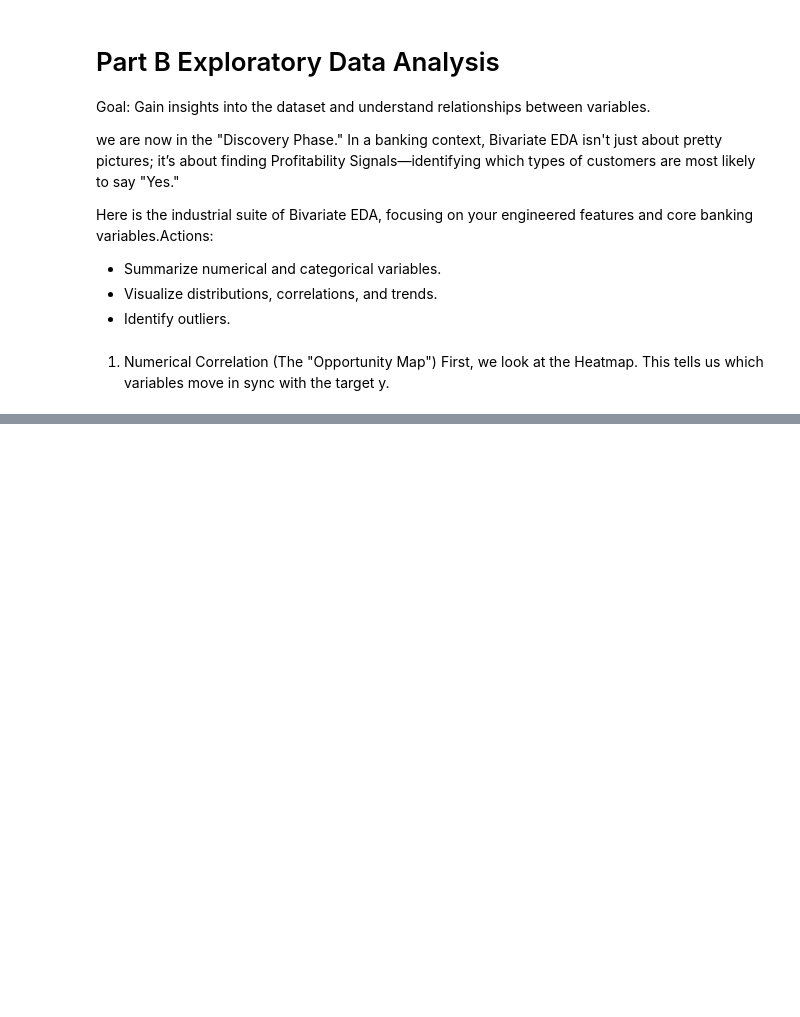
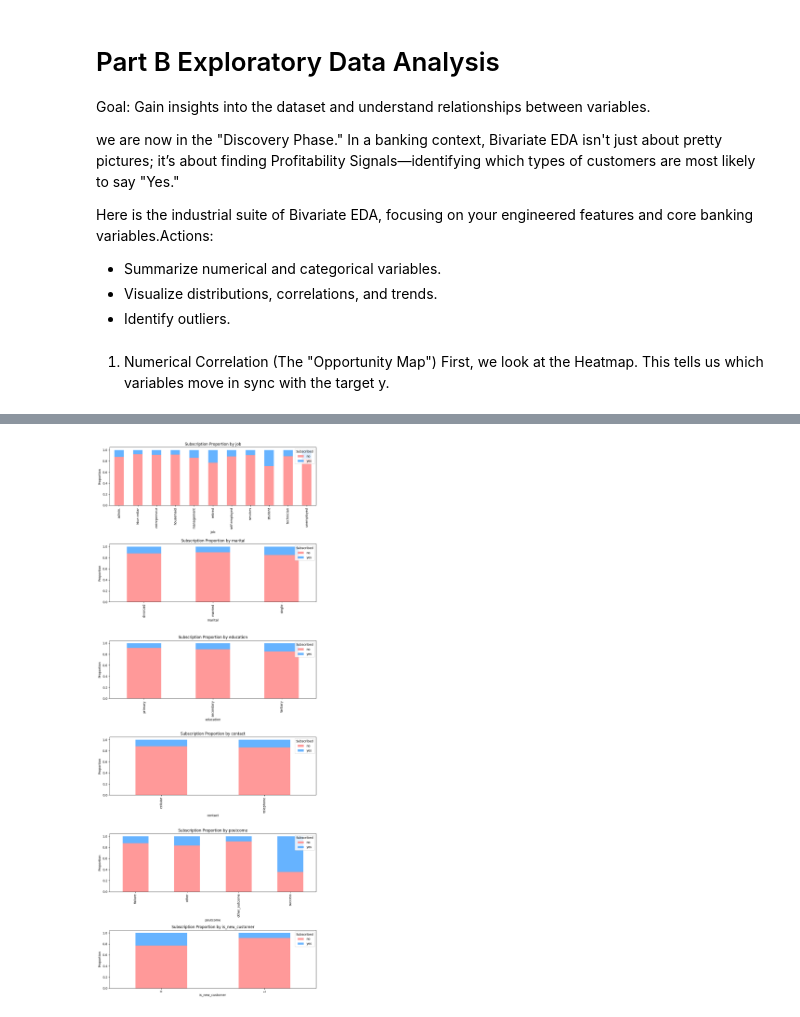
Before and after one commit to Jal247/bank-subscription-propensity-model, a Jupyter notebook: notebooks/data_splitting_Deep Cleaning_Detail_EDA_and_feature_engg.ipynb, the cells around one changed output, grey strips where cells are left out. Cells and saved outputs as stored; diff of their text form; code cells hidden in the pictures; blank space fills up the shorter version.

```diff
--- a/notebooks/data_splitting_Deep Cleaning_Detail_EDA_and_feature_engg.ipynb
+++ b/notebooks/data_splitting_Deep Cleaning_Detail_EDA_and_feature_engg.ipynb
@@ -365,0 +350,18 @@ ValueError: Could not interpret value `job_type` for `x`. An entry with this nam
+# %%
+# Categorical Bivariate: Percentage of success per category
+cat_cols = ['job', 'marital', 'education', 'contact', 'poutcome', 'is_new_customer']
+
+fig, axes = plt.subplots(len(cat_cols), 1, figsize=(10, 25))
+
+for i, col in enumerate(cat_cols):
+    # Calculate the percentage of 'yes' for each category
+    prop_df = df_train.groupby(col)['y'].value_counts(normalize=True).unstack().fillna(0)
+    prop_df.plot(kind='bar', stacked=True, ax=axes[i], color=['#ff9999','#66b3ff'])
+    axes[i].set_title(f'Subscription Proportion by {col}')
+    axes[i].set_ylabel('Proportion')
+    axes[i].legend(title='Subscribed', loc='upper right')
+
+plt.tight_layout()
+plt.show()
+# %% [output]
+[figure, added]
```
Also changed, not shown: parts of 19 cells of this notebook, 2 other files.
